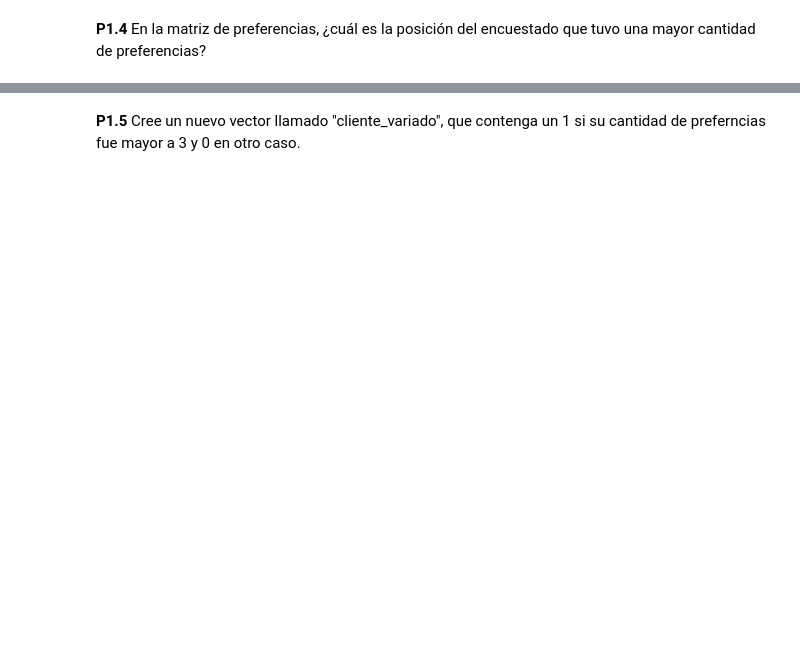
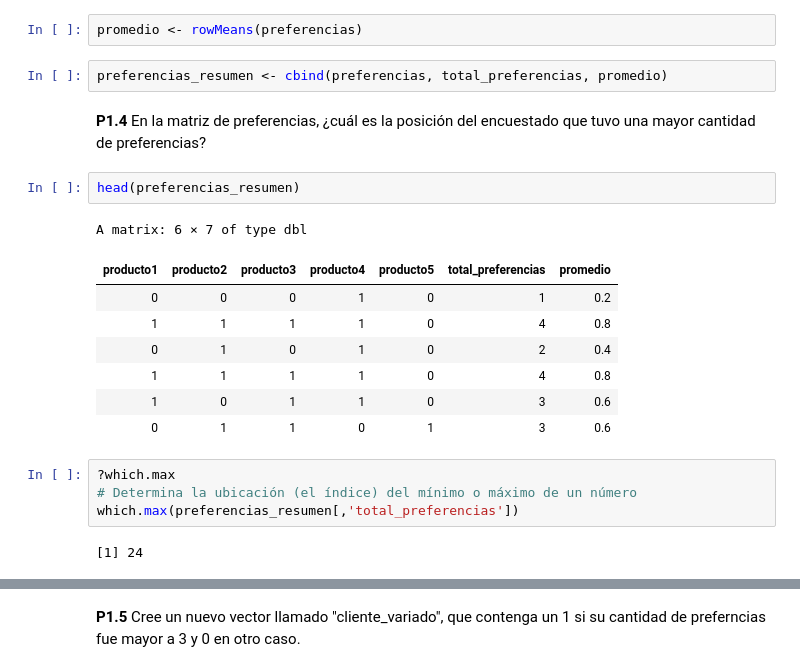
Before and after one commit to mrrojas72/Introduccion_a_ciencia_de_datos_R, a Jupyter notebook: Ayudantías/Ayudantía1/A1_01_matrices.ipynb, the cells around one changed output, grey strips where cells are left out. Saved outputs shown, nothing was run; the diff lists cells and outputs as text; blank space fills up the shorter version.

```diff
--- a/Ayudantías/Ayudantía1/A1_01_matrices.ipynb
+++ b/Ayudantías/Ayudantía1/A1_01_matrices.ipynb
@@ -146,6 +266,27 @@ A matrix: 6 × 5 of type int
 # %% [markdown]
 
 **P1.3** ¿Cuántos productos en promedio prefirieron los encuestados ?
+# %%
+promedio <- rowMeans(preferencias)
+# %%
+preferencias_resumen <- cbind(preferencias, total_preferencias, promedio)
 # %% [markdown]
 
 **P1.4** En la matriz de preferencias, ¿cuál es la posición  del encuestado que tuvo una mayor cantidad de preferencias?
+# %%
+head(preferencias_resumen)
+# %% [output]
+A matrix: 6 × 7 of type dbl
+| producto1 | producto2 | producto3 | producto4 | producto5 | total_preferencias | promedio |
+| 0 | 0 | 0 | 1 | 0 | 1 | 0.2 |
+| 1 | 1 | 1 | 1 | 0 | 4 | 0.8 |
+| 0 | 1 | 0 | 1 | 0 | 2 | 0.4 |
+| 1 | 1 | 1 | 1 | 0 | 4 | 0.8 |
+| 1 | 0 | 1 | 1 | 0 | 3 | 0.6 |
+| 0 | 1 | 1 | 0 | 1 | 3 | 0.6 |
+# %%
+?which.max
+# Determina la ubicación (el índice) del mínimo o máximo de un número
+which.max(preferencias_resumen[,'total_preferencias'])
+# %% [output]
+[1] 24
```
Also changed, not shown: parts of 39 cells of this notebook.
